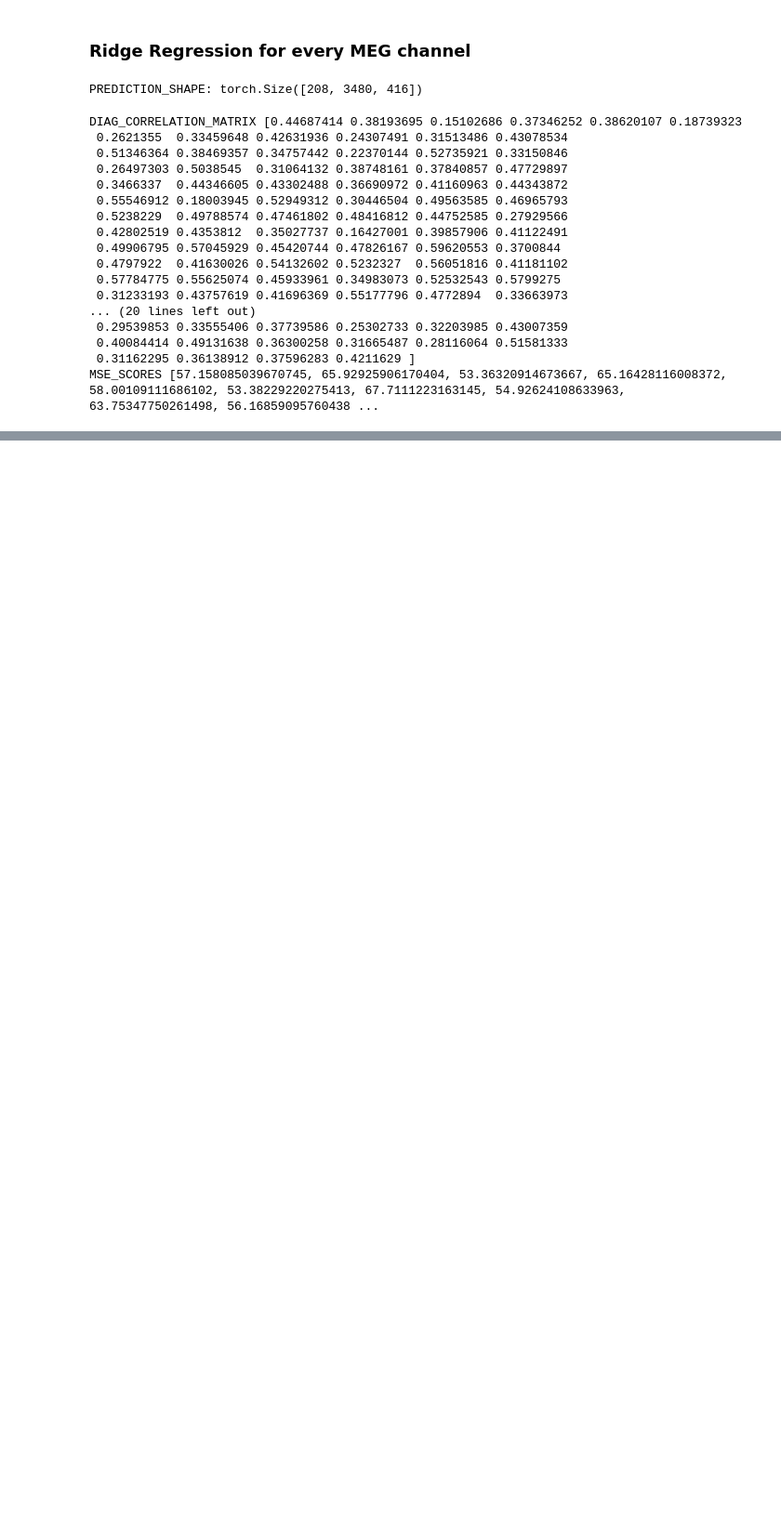
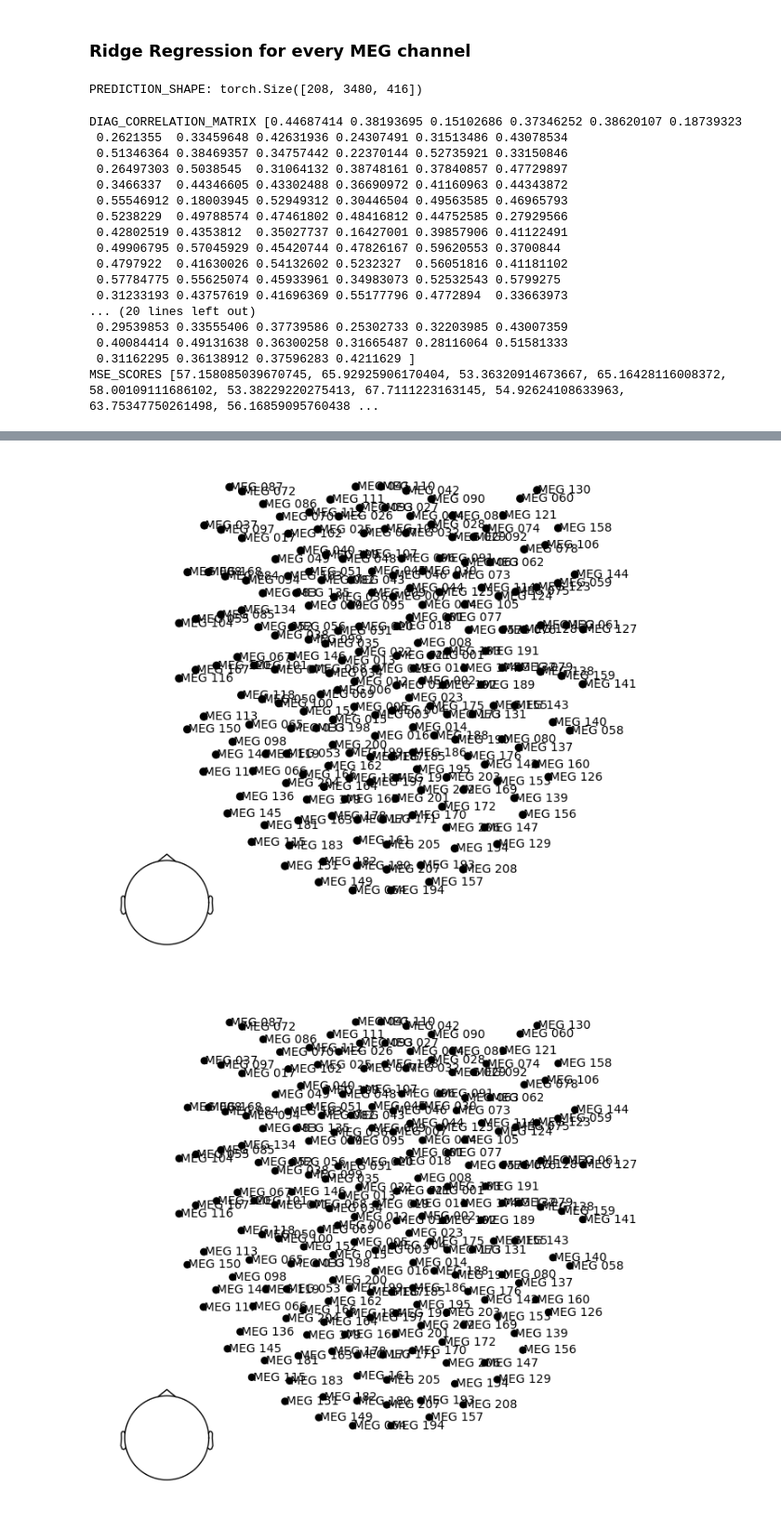
Before and after one commit to neoayanami/meg-encoding, a Jupyter notebook: code/run_train.ipynb, the cells around one changed output, grey strips where cells are left out. Shown: that part at 93% size. Saved outputs shown, nothing was run; the diff lists cells and outputs as text; code cells hidden in the pictures; blank space fills up the shorter version.

Commit message:
set montage

```diff
--- a/code/run_train.ipynb
+++ b/code/run_train.ipynb
@@ -187,0 +231,10 @@ MSE_SCORES [57.158085039670745, 65.92925906170404, 53.36320914673667, 65.1642811
+# %%
+correlations = np.array(correlations)
+correlations = correlations.reshape(-1,1)
+info = mne.create_info(ch_names=raw.ch_names, sfreq=raw.info['sfreq'], ch_types='mag')
+channel_positions = layout_from_raw.pos[:, :3]  # Extract x, y positions
+dig_montage = mne.channels.make_dig_montage(ch_pos=dict(zip(info.ch_names, channel_positions)))
+info.set_montage(dig_montage)
+evoked = mne.EvokedArray(correlations, info=info)
+# Plot topomap
+# evoked.plot_topomap(times=[0], ch_type='mag', show_names=True)
@@ -187,0 +255,5 @@ MSE_SCORES [57.158085039670745, 65.92925906170404, 53.36320914673667, 65.1642811
+# %%
+dig_montage.plot()
+# %% [output]
+[figure, added]
+[figure, added]
```
Also changed, not shown: parts of 6 cells of this notebook, 1 other file.
